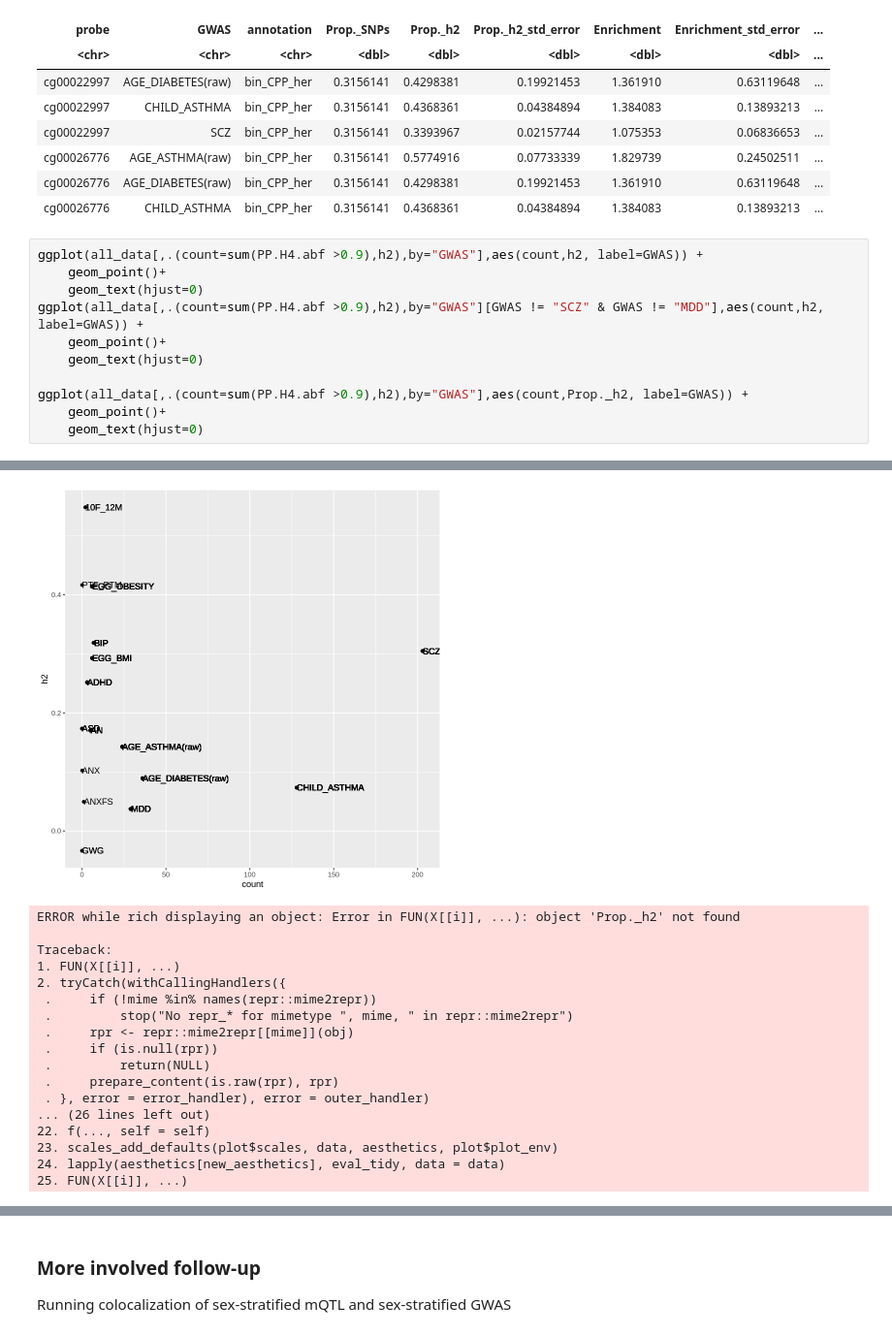
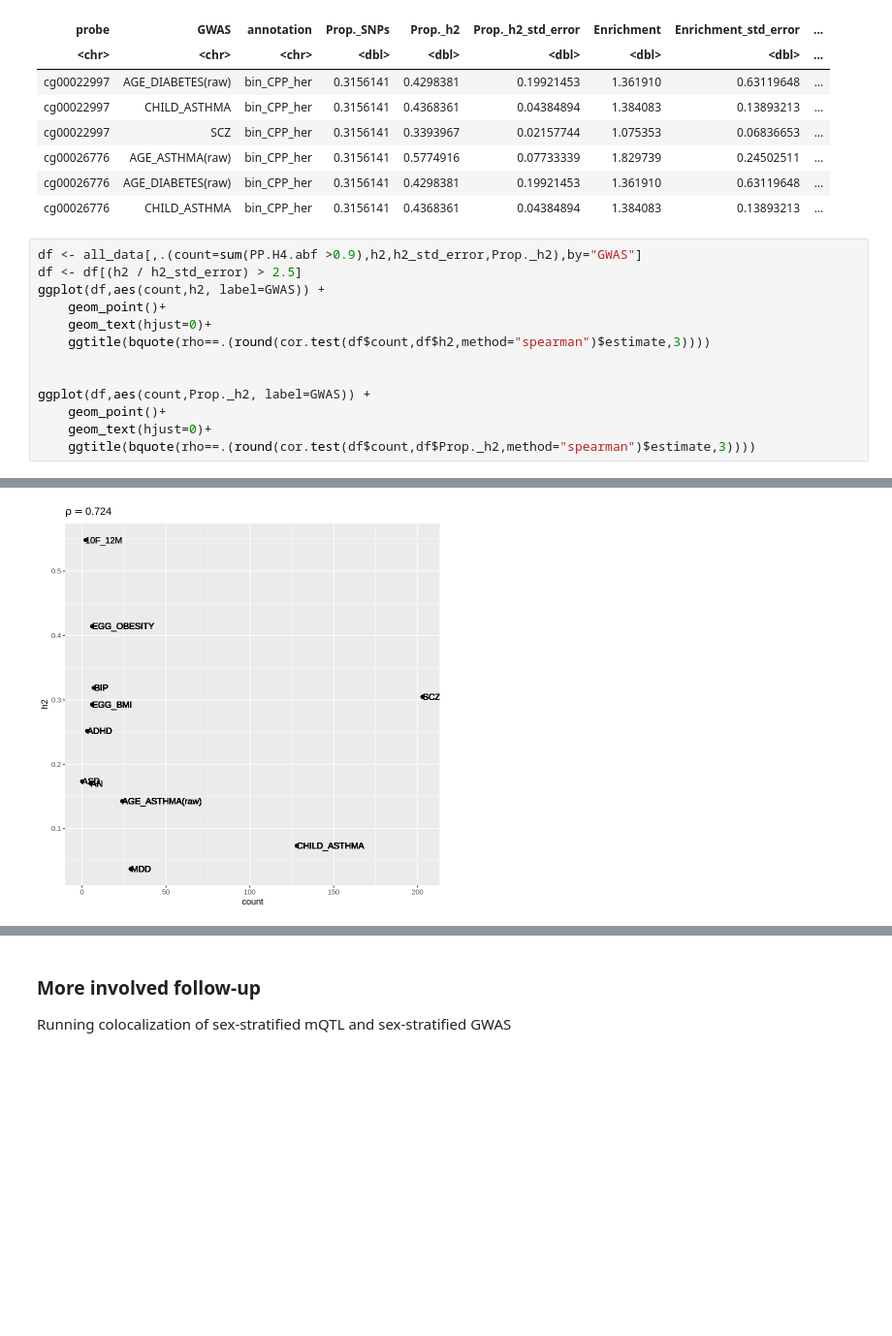
Before and after one commit to wilcas/sex_specific_mQTL, a Jupyter notebook: delahaye_mQTL_analyses/placental_mqtl_colocalization.ipynb, the cells around one changed output, grey strips where cells are left out. Shown at 97% size. Drawn from its saved outputs; the diff is of its cells as text; blank space fills up the shorter version.

```diff
--- a/delahaye_mQTL_analyses/placental_mqtl_colocalization.ipynb
+++ b/delahaye_mQTL_analyses/placental_mqtl_colocalization.ipynb
@@ -548,14 +538,16 @@ A data.table: 6 × 59
 | cg00026776 | AGE_DIABETES(raw) | bin_CPP_her | 0.3156141 | 0.4298381 | 0.19921453 | 1.361910 | 0.63119648 | ... |
 | cg00026776 | CHILD_ASTHMA | bin_CPP_her | 0.3156141 | 0.4368361 | 0.04384894 | 1.384083 | 0.13893213 | ... |
 # %%
-ggplot(all_data[,.(count=sum(PP.H4.abf >0.9),h2),by="GWAS"],aes(count,h2, label=GWAS)) +
+df <- all_data[,.(count=sum(PP.H4.abf >0.9),h2,h2_std_error,Prop._h2),by="GWAS"]
+df <- df[(h2 / h2_std_error) > 2.5]
+ggplot(df,aes(count,h2, label=GWAS)) +
     geom_point()+
-    geom_text(hjust=0)
-ggplot(all_data[,.(count=sum(PP.H4.abf >0.9),h2),by="GWAS"][GWAS != "SCZ" & GWAS != "MDD"],aes(count,h2, label=GWAS)) +
+    geom_text(hjust=0)+
+    ggtitle(bquote(rho==.(round(cor.test(df$count,df$h2,method="spearman")$estimate,3))))
+
+
+ggplot(df,aes(count,Prop._h2, label=GWAS)) +
     geom_point()+
-    geom_text(hjust=0)
-
-ggplot(all_data[,.(count=sum(PP.H4.abf >0.9),h2),by="GWAS"],aes(count,Prop._h2, label=GWAS)) +
-    geom_point()+
-    geom_text(hjust=0)
+    geom_text(hjust=0)+
+    ggtitle(bquote(rho==.(round(cor.test(df$count,df$Prop._h2,method="spearman")$estimate,3))))
 # %% [output]
@@ -562,18 +558 @@ ggplot(all_data[,.(count=sum(PP.H4.abf >0.9),h2),by="GWAS"],aes(count,Prop._h2,
-[figure, old version]
+[figure, new version]
-ERROR while rich displaying an object: Error in FUN(X[[i]], ...): object 'Prop._h2' not found
-
-Traceback:
-1. FUN(X[[i]], ...)
-2. tryCatch(withCallingHandlers({
- .     if (!mime %in% names(repr::mime2repr))
- .         stop("No repr_* for mimetype ", mime, " in repr::mime2repr")
- .     rpr <- repr::mime2repr[[mime]](obj)
- .     if (is.null(rpr))
- .         return(NULL)
- .     prepare_content(is.raw(rpr), rpr)
- . }, error = error_handler), error = outer_handler)
-... (26 lines left out)
-22. f(..., self = self)
-23. scales_add_defaults(plot$scales, data, aesthetics, plot$plot_env)
-24. lapply(aesthetics[new_aesthetics], eval_tidy, data = data)
-25. FUN(X[[i]], ...)
```
Also changed, not shown: parts of 4 cells of this notebook, 2 other files.
